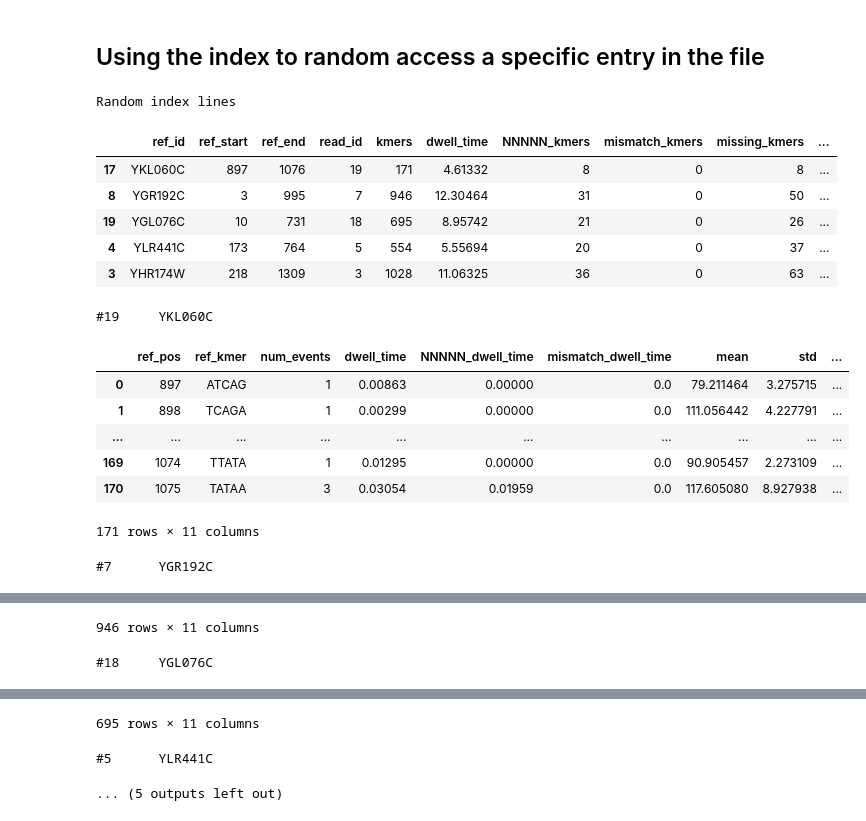
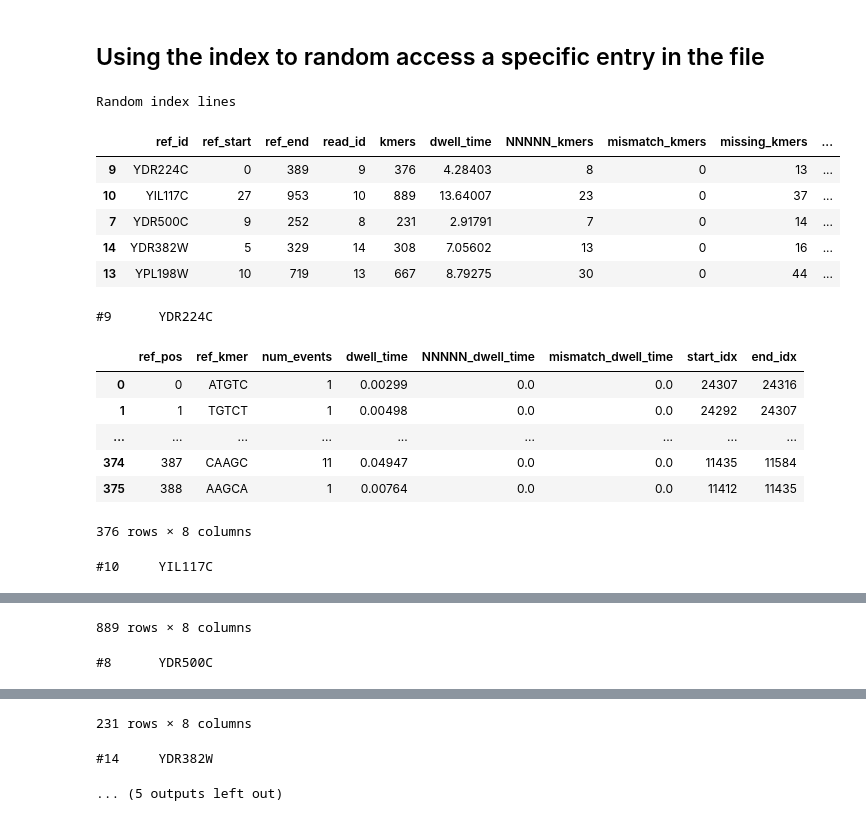
Before and after one commit to a-slide/NanopolishComp, a Jupyter notebook: docs/demo/Eventalign_collapse_usage.ipynb, the cells around one changed output, grey strips where cells are left out. Cells and saved outputs as stored; diff of their text form; code cells hidden in the pictures.

```diff
--- a/docs/demo/Eventalign_collapse_usage.ipynb
+++ b/docs/demo/Eventalign_collapse_usage.ipynb
@@ -380,43 +452,43 @@ YGR192C 3       995     7       946     12.30464000000001       31      0
 # %% [markdown]
 ## Using the index to random access a specific entry in the file
 # %%
-output_fn = "./output/collapsed_nanopolish_samples.tsv"
-index_fn = "./output/collapsed_nanopolish_samples.tsv.idx"
+output_fn = "./output/eventalign_collapse/stats_eventalign_collapse.tsv"
+index_fn = "./output/eventalign_collapse/stats_eventalign_collapse.tsv.idx"
 
 # Import the index in a pandas dataframe (because it is simple)
 import pandas as pd
 index_df = pd.read_csv (index_fn, sep="\t")
 
 # Select random lines
 random_lines = index_df.sample(5)
 print ("Random index lines")
 display (random_lines)
 
 # Open the collapsed event align file
 with open (output_fn) as fp:
     for id, read in random_lines.iterrows():
 
         # Access the header corresponding to the randomly selected index line using seek
         fp.seek(0) # Return to file start
         fp.seek(read.byte_offset) # Move to the offset indicated in the index file
         print (fp.readline().rstrip()) # Print read header
         df = pd.read_csv (fp, nrows=read.kmers, sep="\t") # Read lines corresponding to the read
         with pd.option_context("display.max_rows",4): # display first and last lines
             display(df)
 # %% [output]
 Random index lines
 |  | ref_id | ref_start | ref_end | read_id | kmers | dwell_time | NNNNN_kmers | mismatch_kmers | missing_kmers | ... |
-| 17 | YKL060C | 897 | 1076 | 19 | 171 | 4.61332 | 8 | 0 | 8 | ... |
-| 8 | YGR192C | 3 | 995 | 7 | 946 | 12.30464 | 31 | 0 | 50 | ... |
-| 19 | YGL076C | 10 | 731 | 18 | 695 | 8.95742 | 21 | 0 | 26 | ... |
-| 4 | YLR441C | 173 | 764 | 5 | 554 | 5.55694 | 20 | 0 | 37 | ... |
-| 3 | YHR174W | 218 | 1309 | 3 | 1028 | 11.06325 | 36 | 0 | 63 | ... |
+| 9 | YDR224C | 0 | 389 | 9 | 376 | 4.28403 | 8 | 0 | 13 | ... |
+| 10 | YIL117C | 27 | 953 | 10 | 889 | 13.64007 | 23 | 0 | 37 | ... |
+| 7 | YDR500C | 9 | 252 | 8 | 231 | 2.91791 | 7 | 0 | 14 | ... |
+| 14 | YDR382W | 5 | 329 | 14 | 308 | 7.05602 | 13 | 0 | 16 | ... |
+| 13 | YPL198W | 10 | 719 | 13 | 667 | 8.79275 | 30 | 0 | 44 | ... |
-#19     YKL060C
+#9      YDR224C
-|  | ref_pos | ref_kmer | num_events | dwell_time | NNNNN_dwell_time | mismatch_dwell_time | mean | std | ... |
-| 0 | 897 | ATCAG | 1 | 0.00863 | 0.00000 | 0.0 | 79.211464 | 3.275715 | ... |
-| 1 | 898 | TCAGA | 1 | 0.00299 | 0.00000 | 0.0 | 111.056442 | 4.227791 | ... |
-| ... | ... | ... | ... | ... | ... | ... | ... | ... | ... |
-| 169 | 1074 | TTATA | 1 | 0.01295 | 0.00000 | 0.0 | 90.905457 | 2.273109 | ... |
-| 170 | 1075 | TATAA | 3 | 0.03054 | 0.01959 | 0.0 | 117.605080 | 8.927938 | ... |
+|  | ref_pos | ref_kmer | num_events | dwell_time | NNNNN_dwell_time | mismatch_dwell_time | start_idx | end_idx |
+| 0 | 0 | ATGTC | 1 | 0.00299 | 0.0 | 0.0 | 24307 | 24316 |
+| 1 | 1 | TGTCT | 1 | 0.00498 | 0.0 | 0.0 | 24292 | 24307 |
+| ... | ... | ... | ... | ... | ... | ... | ... | ... |
+| 374 | 387 | CAAGC | 11 | 0.04947 | 0.0 | 0.0 | 11435 | 11584 |
+| 375 | 388 | AAGCA | 1 | 0.00764 | 0.0 | 0.0 | 11412 | 11435 |
-171 rows × 11 columns
+376 rows × 8 columns
-#7      YGR192C
+#10     YIL117C
@@ -429,2 +501,2 @@ Random index lines
-946 rows × 11 columns
+889 rows × 8 columns
-#18     YGL076C
+#8      YDR500C
@@ -437,3 +509,3 @@ Random index lines
-695 rows × 11 columns
+231 rows × 8 columns
-#5      YLR441C
+#14     YDR382W
 ... (5 outputs left out)
```
Also changed, not shown: parts of 17 cells of this notebook, 1 other file.
